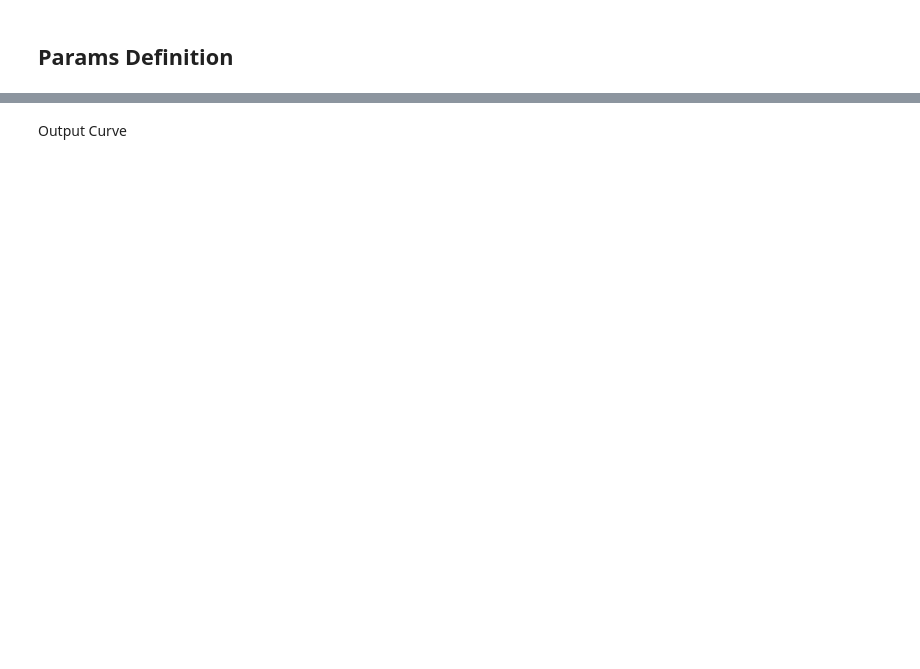
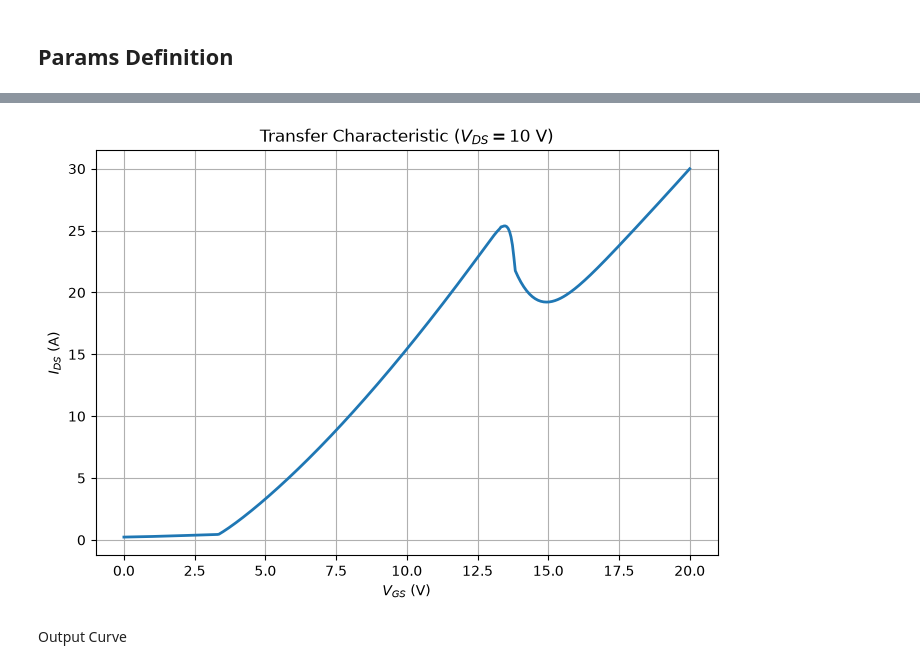
Before and after one commit to JyunKaisaki/Neural-Network_Internship_2026, a Jupyter notebook: .github/src/IdsModeling.ipynb, the cells around one changed output, grey strips where cells are left out. Saved outputs shown, nothing was run; the diff lists cells and outputs as text; code cells hidden in the pictures; blank space fills up the shorter version.

Commit message:
IdsModeling_Kopplung

```diff
--- a/.github/src/IdsModeling.ipynb
+++ b/.github/src/IdsModeling.ipynb
@@ -95,19 +87,26 @@ VDS_MAX = 15.0
 # %%
+# Load trained surface-potential PINN
 Model = DeltaPhisPINN().to(
     device=device,
-    dtype=dtype
+    dtype=dtype,
+)
+
+state_dict = torch.load(
+    "phis_PINN.pth",
+    map_location=device,
+    weights_only=True,
 )
 
 Model.load_state_dict(
-    torch.load(
-        "phis_PINN.pth",
-        map_location=device
-    )
+    state_dict,
+    strict=True,
 )
 
 Model.eval()
 
-print("Surface-potential PINN loaded.")
+print(
+    "Surface-potential PINN loaded."
+)
 # %% [output]
 Surface-potential PINN loaded.
 # %% [markdown]
@@ -637,3 +484,70 @@ Ich(Vds=0) = 0.0
+# %%
+# Fig. 5(b)-style transfer characteristic
+N_VGS = 400
+
+VDS_TRANSFER = 10.0
+
+
+Vgs_transfer = torch.linspace(
+    0.0,
+    20.0,
+    N_VGS,
+    dtype=dtype,
+    device=device,
+).reshape(-1, 1)
+
+
+Vds_transfer = torch.full_like(
+    Vgs_transfer,
+    VDS_TRANSFER,
+)
+
+
+Ids_transfer = predict_Ids(
+    Model,
+    Vgs_transfer,
+    Vds_transfer,
+)
+
+
+plt.figure(
+    figsize=(7, 5)
+)
+
+
+plt.plot(
+    Vgs_transfer.cpu().numpy(),
+    Ids_transfer.cpu().numpy(),
+    linewidth=2,
+)
+
+
+plt.xlabel(
+    r"$V_{GS}$ (V)"
+)
+
+
+plt.ylabel(
+    r"$I_{DS}$ (A)"
+)
+
+
+plt.title(
+    r"Transfer Characteristic ($V_{DS}=10$ V)"
+)
+
+
+plt.grid(
+    True
+)
+
+
+plt.tight_layout()
+
+
+plt.show()
+# %% [output]
+[figure, added]
 # %% [markdown]
 Output Curve
 # %%
```
Also changed, not shown: parts of 20 cells of this notebook, 3 other files.
